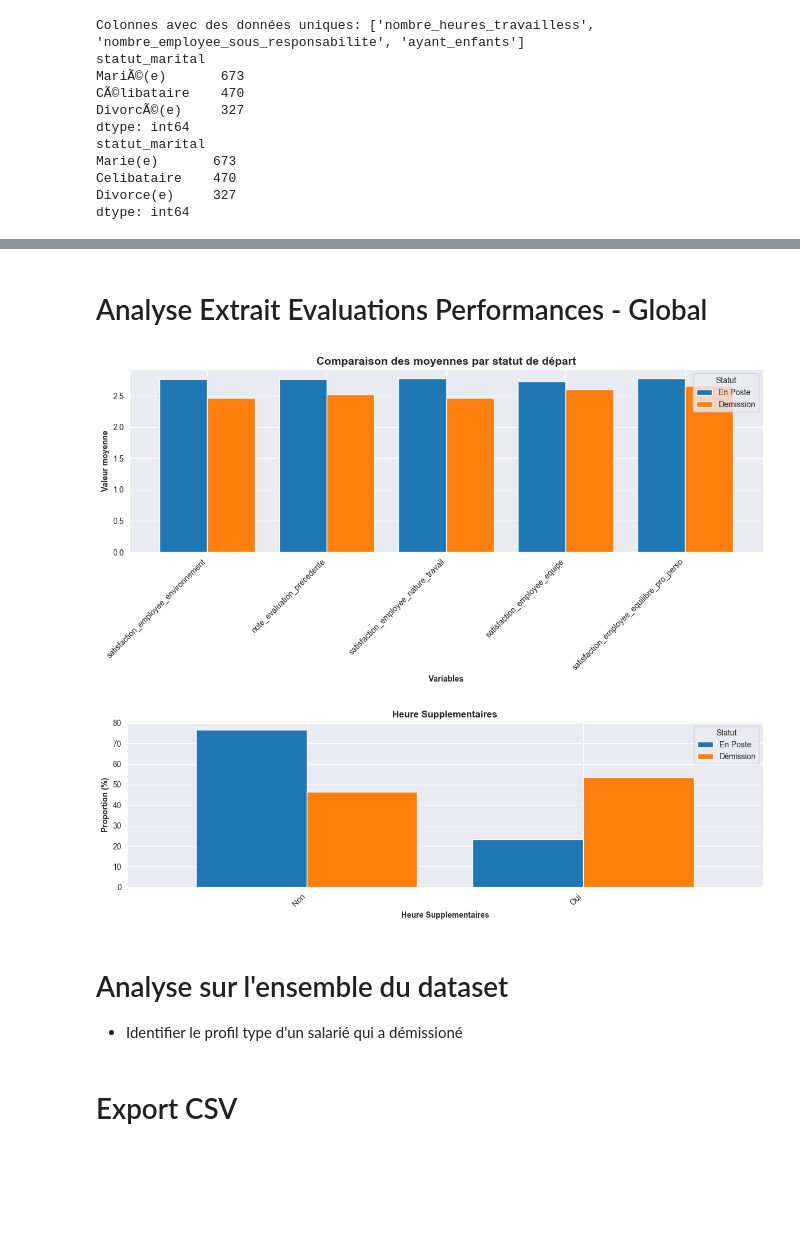
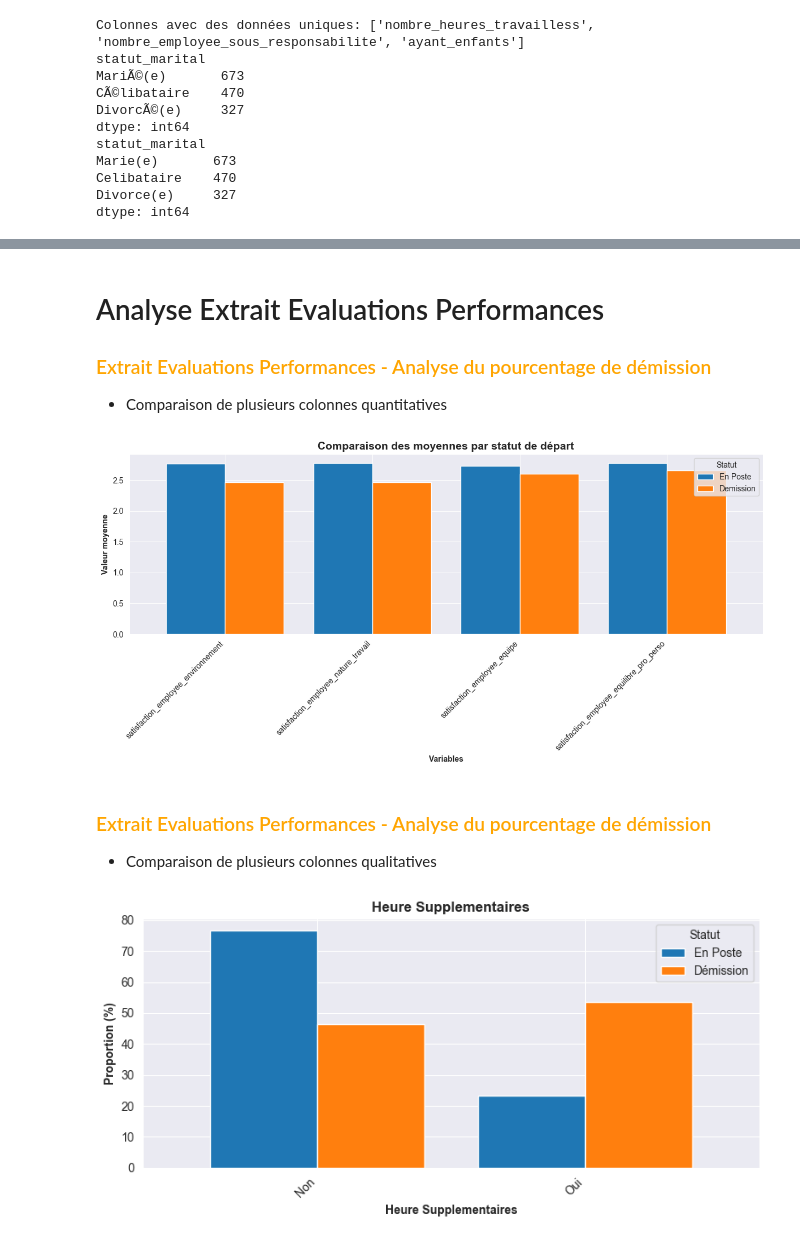
Before and after one commit to ticoraph/HRAnalytics, a Jupyter notebook: 1_Analyse_Exploratoire.ipynb, the cells around one changed output, grey strips where cells are left out. Drawn from its saved outputs; the diff is of its cells as text; code cells hidden in the pictures; blank space fills up the shorter version.

```diff
--- a/1_Analyse_Exploratoire.ipynb
+++ b/1_Analyse_Exploratoire.ipynb
@@ -296,0 +113,36 @@ fc.drop(['tranche_experience_totale', 'a_quitte_l_entreprise_num'], axis=1, inpl
+# %%
+# Créer 20 tranches de revenu
+fc['tranche_revenu'] = pd.cut(fc['revenu_mensuel'], bins=20)
+
+# Groupby sur vos données
+grouped = fc.groupby(['tranche_revenu', 'a_quitte_l_entreprise'], observed=False).size().unstack(fill_value=0)
+
+# Créer la figure avec deux axes Y
+fig, ax1 = plt.subplots(figsize=(16, 6))
+
+# Barres sur l'axe principal
+grouped.plot(kind='bar', ax=ax1, width=0.8)
+ax1.set_xlabel('Âge')
+ax1.set_ylabel('Nombre d\'employés')
+ax1.legend(title='A quitté l\'entreprise', labels=['En Poste', 'Demission'])
+ax1.tick_params(axis='x', rotation=45)
+
+# Créer un deuxième axe Y pour la ligne
+ax2 = ax1.twinx()
+
+# Calculer le taux de départ pour la ligne
+if grouped.shape[1] == 2:
+    taux_depart = (grouped.iloc[:, 1] / grouped.sum(axis=1)) * 100
+else:
+    taux_depart = (grouped.iloc[:, 0] / grouped.sum(axis=1)) * 100
+
+# Tracer la ligne
+ax2.plot(range(len(grouped)), taux_depart.values,
+         color='red', marker='o', linewidth=2, markersize=6, label='Taux de départ (%)')
+ax2.set_ylabel('Taux de démission (%)', color='red')
+ax2.tick_params(axis='y', labelcolor='red')
+ax2.legend(loc='upper left')
+
+plt.title('Analyse des démissions par tranche de revenus')
+plt.tight_layout()
+plt.show()
@@ -354,29 +275,34 @@ plt.show()
 # %% [markdown]
-# Analyse Extrait Evaluations Performances - Global
+# Analyse Extrait Evaluations Performances
+### <font color="orange">Extrait Evaluations Performances - Analyse du pourcentage de démission</font>
+- Comparaison de plusieurs colonnes quantitatives
 # %%
 # Liste des colonnes à comparer
-colonnes_a_comparer = ['satisfaction_employee_environnement','note_evaluation_precedente', 'satisfaction_employee_nature_travail', 'satisfaction_employee_equipe', 'satisfaction_employee_equilibre_pro_perso']
+colonnes_a_comparer = ['satisfaction_employee_environnement', 'satisfaction_employee_nature_travail', 'satisfaction_employee_equipe', 'satisfaction_employee_equilibre_pro_perso']
 
 # Calculer les moyennes pour chaque colonne par groupe
 moyennes = fc.groupby('a_quitte_l_entreprise')[colonnes_a_comparer].mean()
 
 # Transposer pour avoir les variables en index
 moyennes_transposed = moyennes.T
 
 # Créer le graphique
 fig, ax = plt.subplots(figsize=(12, 6))
 moyennes_transposed.plot(kind='bar', ax=ax, width=0.8)
 
 ax.set_xlabel('Variables', fontweight='bold')
 ax.set_ylabel('Valeur moyenne', fontweight='bold')
 ax.set_title('Comparaison des moyennes par statut de départ', fontweight='bold', fontsize=14)
 ax.legend(['En Poste', 'Demission'], title="Statut")
 ax.set_xticklabels(colonnes_a_comparer, rotation=45, ha='right')
 
 plt.tight_layout()
 plt.show()
 # %% [output]
-[figure, old version]
+[figure, new version]
+# %% [markdown]
+### <font color="orange">Extrait Evaluations Performances - Analyse du pourcentage de démission</font>
+- Comparaison de plusieurs colonnes qualitatives
 # %%
 # Liste des colonnes catégorielles à comparer
 colonnes_categorielles = ['heure_supplementaires']
@@ -392,7 +318,7 @@ for col in colonnes_categorielles:
     proportions_list.append(prop)
 
 # Créer le graphique
-fig, ax = plt.subplots(figsize=(12, 4))
+fig, ax = plt.subplots(figsize=(8, 4))
 
 col = colonnes_categorielles[0]
 prop = proportions_list[0]
@@ -407,9 +333,4 @@ ax.set_xticklabels(ax.get_xticklabels(), rotation=45, ha='right')
 plt.tight_layout()
 plt.show()
 # %% [output]
-[figure, old version]
+[figure, new version]
-# %% [markdown]
-# Analyse sur l'ensemble du dataset
-- Identifier le profil type d'un salarié qui a démissioné
-# %% [markdown]
-# Export CSV
```
Also changed, not shown: parts of 33 cells of this notebook, 8 other files.
